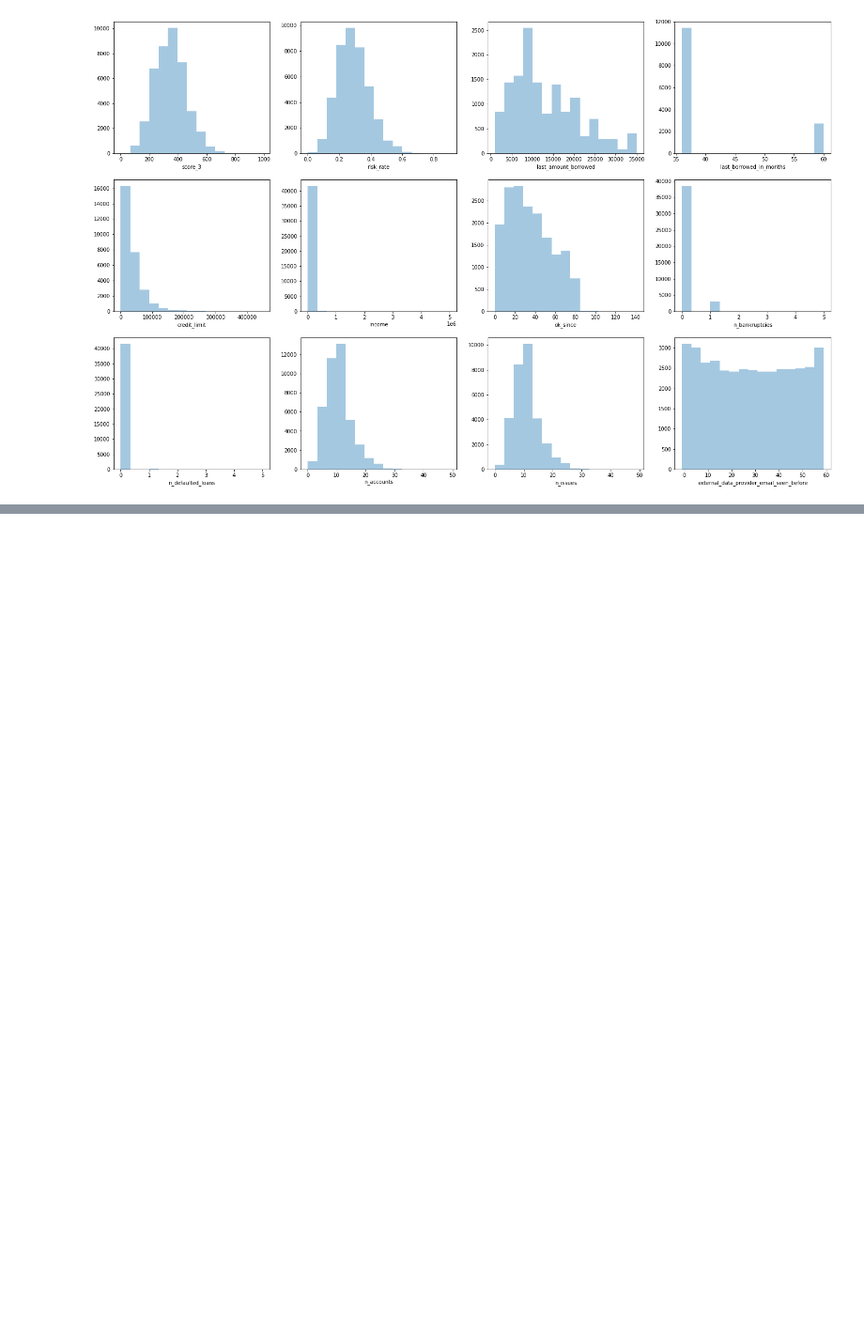
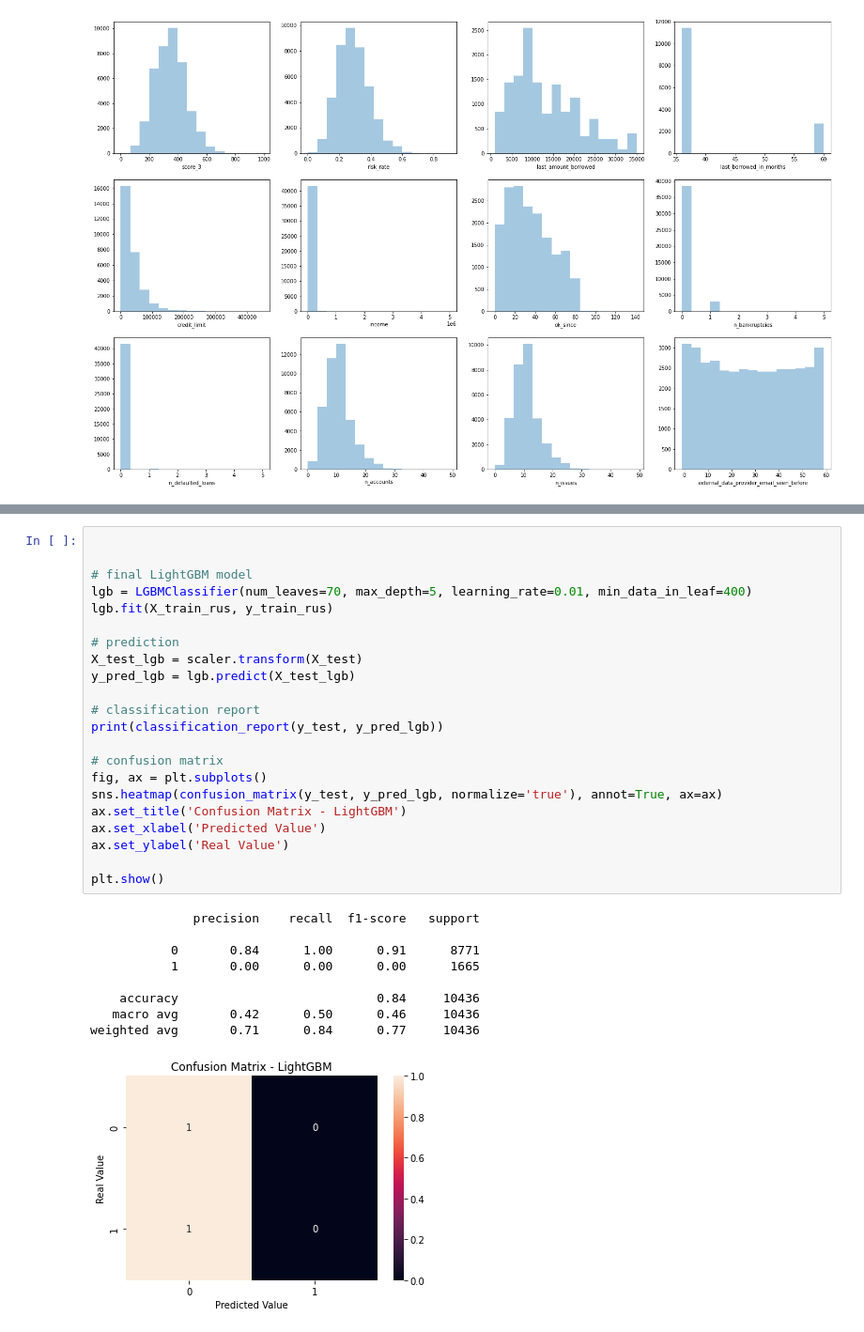
Before and after one commit to tvaditya/intro_ds_and_ml, a Jupyter notebook: Avaliação_de_Risco_de_Crédito.ipynb, the cells around one changed output, grey strips where cells are left out. Shown: that part at 94% size. Cells and saved outputs as stored; diff of their text form; blank space fills up the shorter version.

```diff
--- a/Avaliação_de_Risco_de_Crédito.ipynb
+++ b/Avaliação_de_Risco_de_Crédito.ipynb
@@ -296,0 +625,32 @@ plt.show()
+# %%
+
+
+# final LightGBM model
+lgb = LGBMClassifier(num_leaves=70, max_depth=5, learning_rate=0.01, min_data_in_leaf=400)
+lgb.fit(X_train_rus, y_train_rus)
+
+# prediction
+X_test_lgb = scaler.transform(X_test)
+y_pred_lgb = lgb.predict(X_test_lgb)
+
+# classification report
+print(classification_report(y_test, y_pred_lgb))
+
+# confusion matrix
+fig, ax = plt.subplots()
+sns.heatmap(confusion_matrix(y_test, y_pred_lgb, normalize='true'), annot=True, ax=ax)
+ax.set_title('Confusion Matrix - LightGBM')
+ax.set_xlabel('Predicted Value')
+ax.set_ylabel('Real Value')
+
+plt.show()
+# %% [output]
+              precision    recall  f1-score   support
+
+           0       0.84      1.00      0.91      8771
+           1       0.00      0.00      0.00      1665
+
+    accuracy                           0.84     10436
+   macro avg       0.42      0.50      0.46     10436
+weighted avg       0.71      0.84      0.77     10436
+[figure, added]
```
Also changed, not shown: parts of 22 cells of this notebook.
